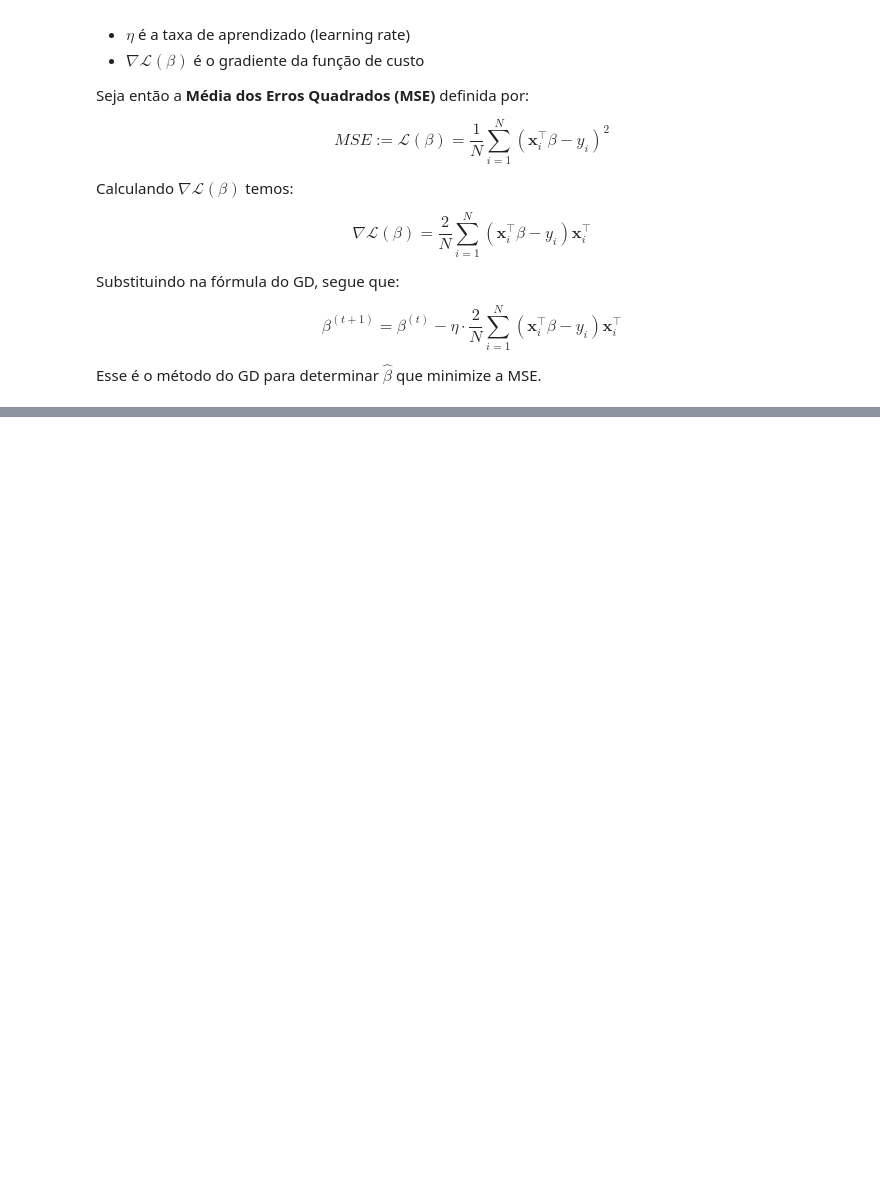
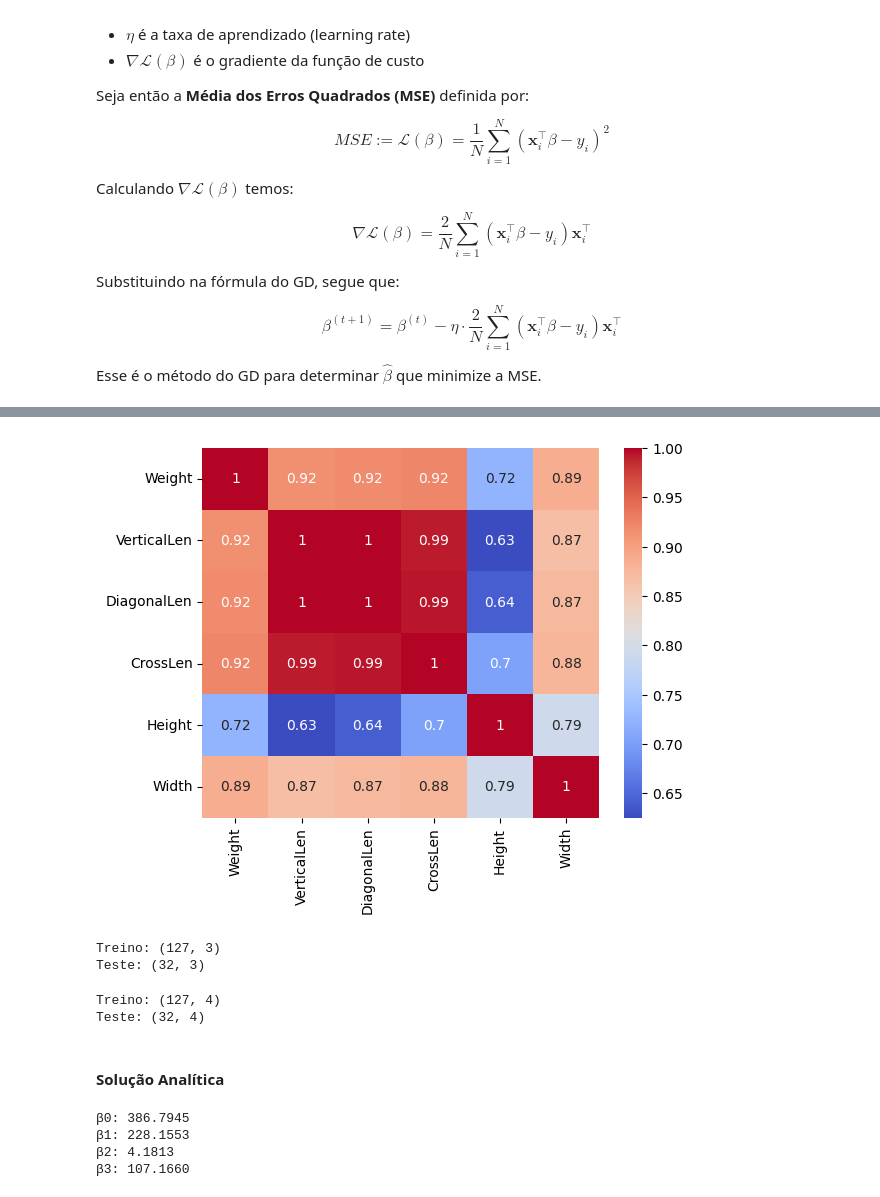
Before and after one commit to gabdourado/AI, a Jupyter notebook: ML/Supervised-Learning/Linear-Regression/Linear_Regression.ipynb, the cells around one changed output, grey strips where cells are left out. Cells and saved outputs as stored; diff of their text form; code cells hidden in the pictures; blank space fills up the shorter version.

Commit message:
feat: Change in Linear Regression application

```diff
--- a/ML/Supervised-Learning/Linear-Regression/Linear_Regression.ipynb
+++ b/ML/Supervised-Learning/Linear-Regression/Linear_Regression.ipynb
@@ -122,0 +134,7 @@ Esse é o método do GD para determinar $\hat{\beta}$ que minimize a MSE.
+# %%
+url = "https://calmcode.io/static/data/fish.csv"
+df = pd.read_csv(url)
+
+df.rename(columns={'Length1':'VerticalLen','Length2':'DiagonalLen','Length3':'CrossLen'},inplace = True)
+
+df.head()
@@ -122,0 +161,21 @@ Esse é o método do GD para determinar $\hat{\beta}$ que minimize a MSE.
+# %%
+corr = df.corr(numeric_only=True)
+
+sns.heatmap(corr, annot=True, cmap="coolwarm")
+plt.show()
+# %% [output]
+[figure, added]
+# %%
+from sklearn.model_selection import train_test_split
+
+X_train, X_test, y_train, y_test = train_test_split(
+    X, y,
+    test_size=0.2,
+    random_state=42
+)
+
+print("Treino:", X_train.shape)
+print("Teste:", X_test.shape)
+# %% [output]
+Treino: (127, 3)
+Teste: (32, 3)
@@ -122,0 +189,15 @@ Esse é o método do GD para determinar $\hat{\beta}$ que minimize a MSE.
+# %%
+def add_bias(X):
+    ones = np.ones((X.shape[0], 1))
+    return np.hstack((ones, X))
+
+X_train = add_bias(X_train)
+X_test = add_bias(X_test)
+
+print("Treino:", X_train.shape)
+print("Teste:", X_test.shape)
+# %% [output]
+Treino: (127, 4)
+Teste: (32, 4)
+# %% [markdown]
+#### **Solução Analítica**
@@ -122,0 +208,10 @@ Esse é o método do GD para determinar $\hat{\beta}$ que minimize a MSE.
+# %%
+beta = anali_linear_regression(X_train, y_train)
+
+for i, b in enumerate(beta.flatten()):
+    print(f"β{i}: {b:.4f}")
+# %% [output]
+β0: 386.7945
+β1: 228.1553
+β2: 4.1813
+β3: 107.1660
```
Also changed, not shown: parts of 20 cells of this notebook.
